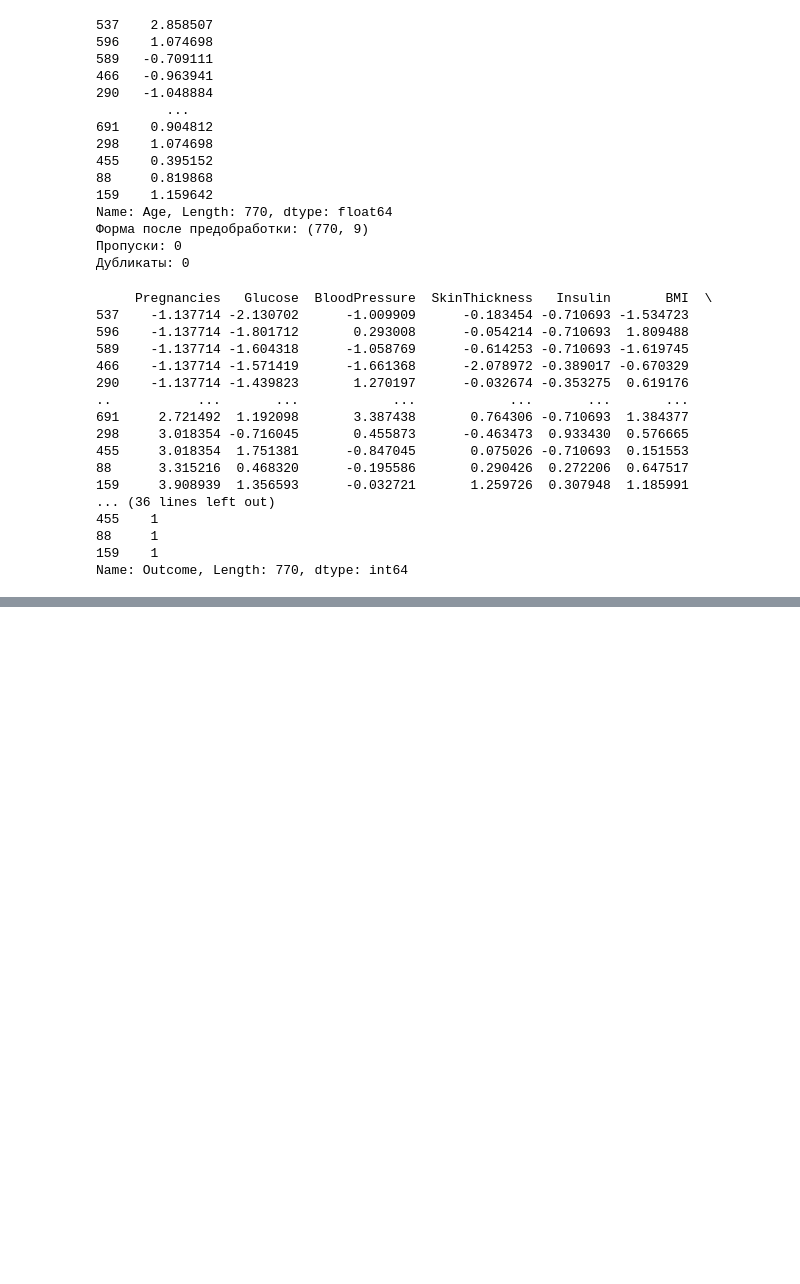
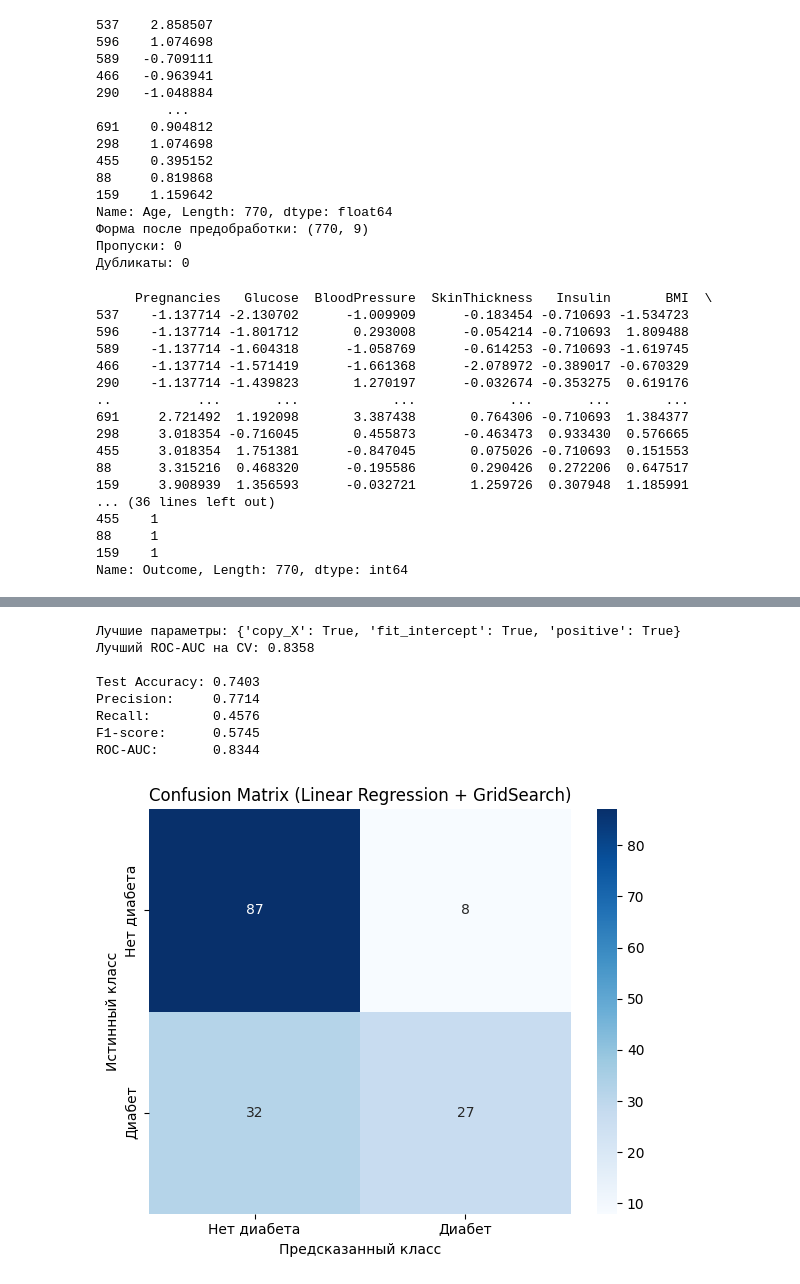
Before and after one commit to ArkHiMed-tech/datasets-preparing-3s, a Jupyter notebook: main.ipynb, the cells around one changed output, grey strips where cells are left out. Cells and saved outputs as stored; diff of their text form; code cells hidden in the pictures; blank space fills up the shorter version.

```diff
--- a/main.ipynb
+++ b/main.ipynb
@@ -355,0 +221,66 @@ ROC-AUC:                                  0.8806
+# %%
+# Линейная регрессия
+from sklearn.linear_model import LinearRegression
+from sklearn.model_selection import train_test_split, GridSearchCV
+from sklearn.metrics import (accuracy_score, precision_score, recall_score,
+                             f1_score, roc_auc_score, confusion_matrix)
+import matplotlib.pyplot as plt
+import seaborn as sns
+
+# 1. Разделение данных
+X_train, X_test, y_train, y_test = train_test_split(X, y, test_size=0.2, random_state=42)
+
+# 2. Инициализация модели
+lr_model = LinearRegression()
+
+# 3. Сетка гиперпараметров (минимум 3, как требуется в задании)
+param_grid = {
+    'fit_intercept': [True, False],
+    'positive': [True, False],
+    'copy_X': [True, False]
+}
+
+# 4. Подбор гиперпараметров (5-кратная кросс-валидация)
+grid_search = GridSearchCV(lr_model, param_grid, cv=5, scoring='roc_auc', n_jobs=-1)
+grid_search.fit(X_train, y_train)
+
+print(f"Лучшие параметры: {grid_search.best_params_}")
+print(f"Лучший ROC-AUC на CV: {grid_search.best_score_:.4f}\n")
+
+# 5. Предсказания лучшей модели
+y_pred_continuous = grid_search.best_estimator_.predict(X_test)
+
+# Преобразуем в бинарные предсказания с порогом 0.5
+y_pred = (y_pred_continuous >= 0.5).astype(int)
+
+# 6. Оценка метрик
+print(f'Test Accuracy: {accuracy_score(y_test, y_pred):.4f}')
+print(f'Precision:     {precision_score(y_test, y_pred, zero_division=0):.4f}')
+print(f'Recall:        {recall_score(y_test, y_pred, zero_division=0):.4f}')
+print(f'F1-score:      {f1_score(y_test, y_pred, zero_division=0):.4f}')
+
+# Для ROC-AUC используем непрерывные предсказания
+roc_auc = roc_auc_score(y_test, y_pred_continuous)
+print(f'ROC-AUC:       {roc_auc:.4f}')
+
+# 7. Визуализация матрицы ошибок
+cm = confusion_matrix(y_test, y_pred)
+plt.figure(figsize=(6, 5))
+sns.heatmap(cm, annot=True, fmt='d', cmap='Blues',
+            xticklabels=['Нет диабета', 'Диабет'],
+            yticklabels=['Нет диабета', 'Диабет'])
+plt.title('Confusion Matrix (Linear Regression + GridSearch)')
+plt.ylabel('Истинный класс')
+plt.xlabel('Предсказанный класс')
+plt.tight_layout()
+plt.show()
+# %% [output]
+Лучшие параметры: {'copy_X': True, 'fit_intercept': True, 'positive': True}
+Лучший ROC-AUC на CV: 0.8358
+
+Test Accuracy: 0.7403
+Precision:     0.7714
+Recall:        0.4576
+F1-score:      0.5745
+ROC-AUC:       0.8344
+[figure, added]
```
Also changed, not shown: parts of 13 cells of this notebook, 9 other files.
